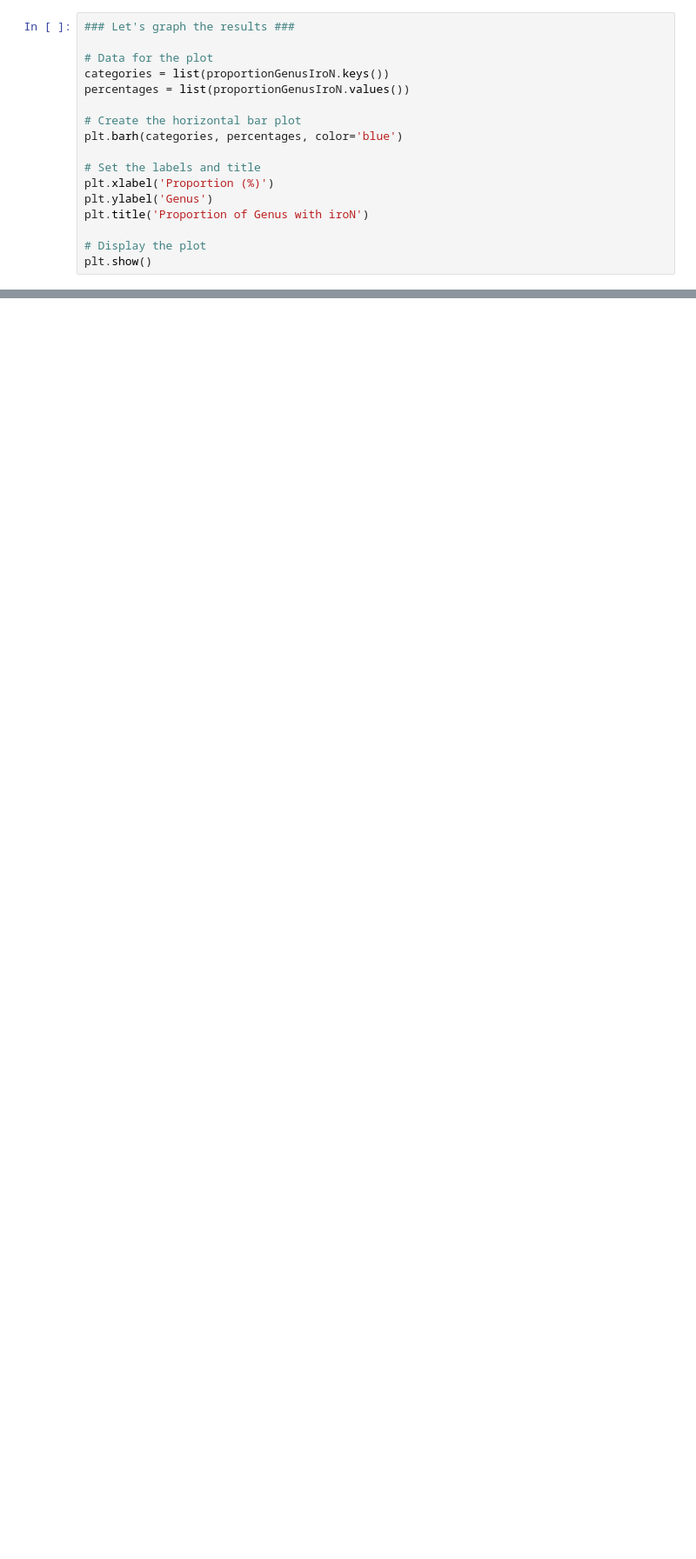
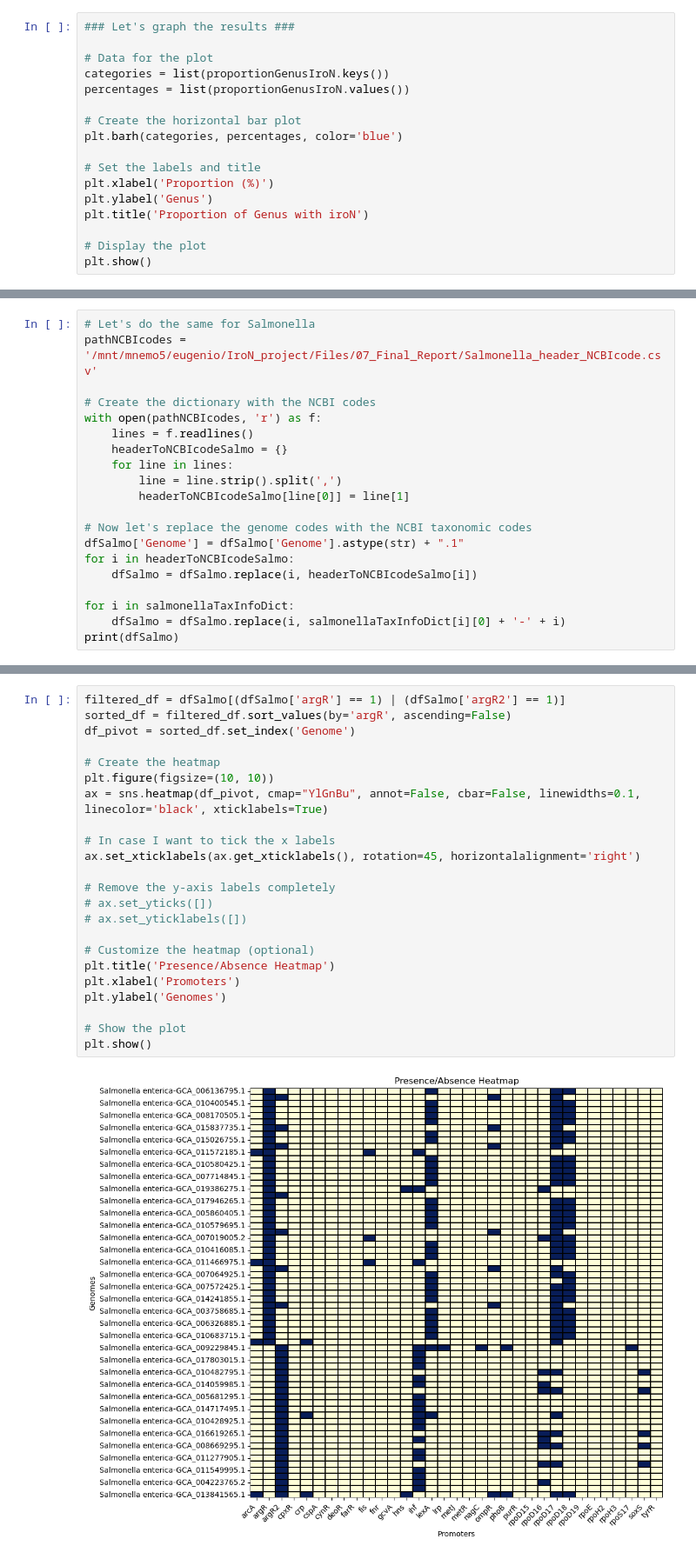
Before and after one commit to Eugenio-Molphe/IroN-project, a Jupyter notebook: Scripts_Results_Report/get_taxonomic_information.ipynb, the cells around one changed output, grey strips where cells are left out. Shown at 87% size. Saved outputs shown, nothing was run; the diff lists cells and outputs as text; blank space fills up the shorter version.

Commit message:
Get figures of the BProm results

```diff
--- a/Scripts_Results_Report/get_taxonomic_information.ipynb
+++ b/Scripts_Results_Report/get_taxonomic_information.ipynb
@@ -224,0 +321,20 @@ dfSpecies.to_csv(pathSp, index=False)
+# %%
+# Let's do the same for Salmonella
+pathNCBIcodes = '/mnt/mnemo5/eugenio/IroN_project/Files/07_Final_Report/Salmonella_header_NCBIcode.csv'
+
+# Create the dictionary with the NCBI codes
+with open(pathNCBIcodes, 'r') as f:
+    lines = f.readlines()
+    headerToNCBIcodeSalmo = {}
+    for line in lines:
+        line = line.strip().split(',')
+        headerToNCBIcodeSalmo[line[0]] = line[1]
+
+# Now let's replace the genome codes with the NCBI taxonomic codes
+dfSalmo['Genome'] = dfSalmo['Genome'].astype(str) + ".1"
+for i in headerToNCBIcodeSalmo:
+    dfSalmo = dfSalmo.replace(i, headerToNCBIcodeSalmo[i])
+
+for i in salmonellaTaxInfoDict:
+    dfSalmo = dfSalmo.replace(i, salmonellaTaxInfoDict[i][0] + '-' + i)
+print(dfSalmo)
@@ -224,0 +359,25 @@ dfSpecies.to_csv(pathSp, index=False)
+# %%
+filtered_df = dfSalmo[(dfSalmo['argR'] == 1) | (dfSalmo['argR2'] == 1)]
+sorted_df = filtered_df.sort_values(by='argR', ascending=False)
+df_pivot = sorted_df.set_index('Genome')
+
+# Create the heatmap
+plt.figure(figsize=(10, 10))
+ax = sns.heatmap(df_pivot, cmap="YlGnBu", annot=False, cbar=False, linewidths=0.1, linecolor='black', xticklabels=True)
+
+# In case I want to tick the x labels
+ax.set_xticklabels(ax.get_xticklabels(), rotation=45, horizontalalignment='right')
+
+# Remove the y-axis labels completely
+# ax.set_yticks([])
+# ax.set_yticklabels([])
+
+# Customize the heatmap (optional)
+plt.title('Presence/Absence Heatmap')
+plt.xlabel('Promoters')
+plt.ylabel('Genomes')
+
+# Show the plot
+plt.show()
+# %% [output]
+[figure, added]
```
Also changed, not shown: parts of 11 cells of this notebook, 1 other file.
